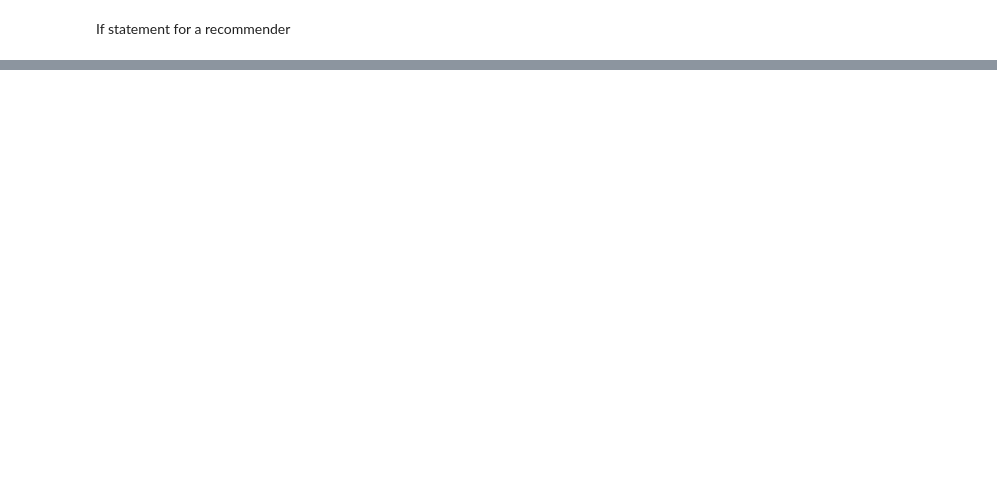
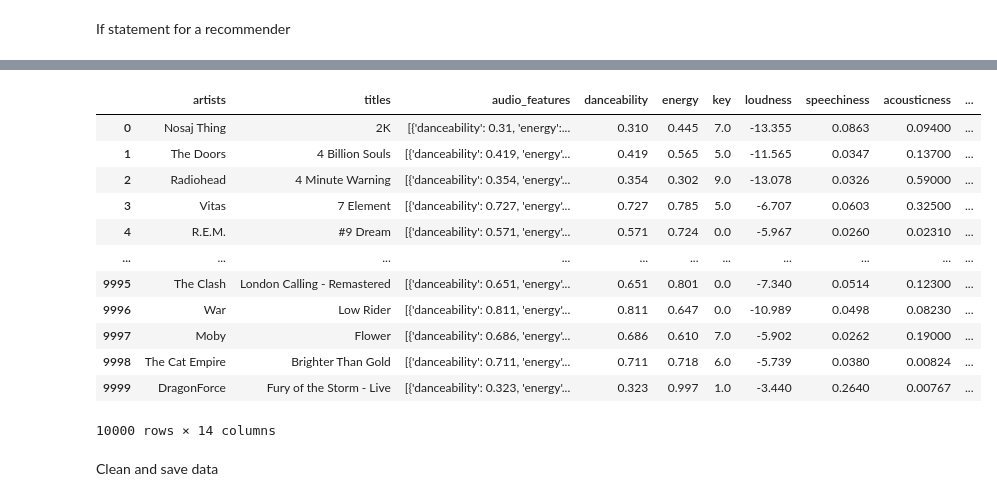
Before and after one commit to eumii/lab-web-scraping-single-page, a Jupyter notebook: top_100.ipynb, the cells around one changed output, grey strips where cells are left out. Drawn from its saved outputs; the diff is of its cells as text; code cells hidden in the pictures; blank space fills up the shorter version.

Commit message:
last minute changes

```diff
--- a/top_100.ipynb
+++ b/top_100.ipynb
@@ -175,0 +317,19 @@ display(top_100[top_100.index == recommendation])
+# %%
+uris_feat = []
+
+for i in range(len(my_data_uri['features'])):
+    uris_feat.append(sp.audio_features(my_data_uri['features'][i]))
+uris_feat
+
+# uris_feat = []
+# stop_list = list(range(1,10000,100))
+
+# for i in range(len(my_data_uri['uri'])):
+#     if i in stop_list:
+#         wait_time = random.randint(1,4)
+#         print('Napping for ',wait_time,'s')
+#         print(i)
+#         sleep(wait_time)
+#     uris_feat.append(sp.audio_features(my_data_uri['uri'][i]))
+
+# uris_feat
@@ -175,0 +356,3 @@ display(top_100[top_100.index == recommendation])
+# %%
+my_data_clean = pd.DataFrame({'artists': artists, 'titles': song_title, 'audio_features': uris_feat})
+# my_data_clean
@@ -175,0 +402,4 @@ display(top_100[top_100.index == recommendation])
+# %%
+my_data_flat = json_normalize(my_data_clean['audio_features'])
+my_data_flat.columns = ['all_feats']
+# my_data_flat
@@ -175,0 +422,4 @@ display(top_100[top_100.index == recommendation])
+# %%
+flattened_data = json_normalize(my_data_flat['all_feats'])
+flat_data_clean = flattened_data.drop(['mode', 'type', 'id', 'uri', 'track_href', 'analysis_url', 'time_signature'], axis = 1)
+# flat_data_clean
@@ -175,0 +440,19 @@ display(top_100[top_100.index == recommendation])
+# %%
+data_almsot_clean = pd.concat([my_data_clean, flat_data_clean], axis = 1)
+data_almsot_clean
+# %% [output]
+|  | artists | titles | audio_features | danceability | energy | key | loudness | speechiness | acousticness | ... |
+| 0 | Nosaj Thing | 2K | [{'danceability': 0.31, 'energy':... | 0.310 | 0.445 | 7.0 | -13.355 | 0.0863 | 0.09400 | ... |
+| 1 | The Doors | 4 Billion Souls | [{'danceability': 0.419, 'energy'... | 0.419 | 0.565 | 5.0 | -11.565 | 0.0347 | 0.13700 | ... |
+| 2 | Radiohead | 4 Minute Warning | [{'danceability': 0.354, 'energy'... | 0.354 | 0.302 | 9.0 | -13.078 | 0.0326 | 0.59000 | ... |
+| 3 | Vitas | 7 Element | [{'danceability': 0.727, 'energy'... | 0.727 | 0.785 | 5.0 | -6.707 | 0.0603 | 0.32500 | ... |
+| 4 | R.E.M. | #9 Dream | [{'danceability': 0.571, 'energy'... | 0.571 | 0.724 | 0.0 | -5.967 | 0.0260 | 0.02310 | ... |
+| ... | ... | ... | ... | ... | ... | ... | ... | ... | ... | ... |
+| 9995 | The Clash | London Calling - Remastered | [{'danceability': 0.651, 'energy'... | 0.651 | 0.801 | 0.0 | -7.340 | 0.0514 | 0.12300 | ... |
+| 9996 | War | Low Rider | [{'danceability': 0.811, 'energy'... | 0.811 | 0.647 | 0.0 | -10.989 | 0.0498 | 0.08230 | ... |
+| 9997 | Moby | Flower | [{'danceability': 0.686, 'energy'... | 0.686 | 0.610 | 7.0 | -5.902 | 0.0262 | 0.19000 | ... |
+| 9998 | The Cat Empire | Brighter Than Gold | [{'danceability': 0.711, 'energy'... | 0.711 | 0.718 | 6.0 | -5.739 | 0.0380 | 0.00824 | ... |
+| 9999 | DragonForce | Fury of the Storm - Live | [{'danceability': 0.323, 'energy'... | 0.323 | 0.997 | 1.0 | -3.440 | 0.2640 | 0.00767 | ... |
+10000 rows × 14 columns
+# %% [markdown]
+Clean and save data
```
Also changed, not shown: parts of 102 cells of this notebook, 4 other files.
